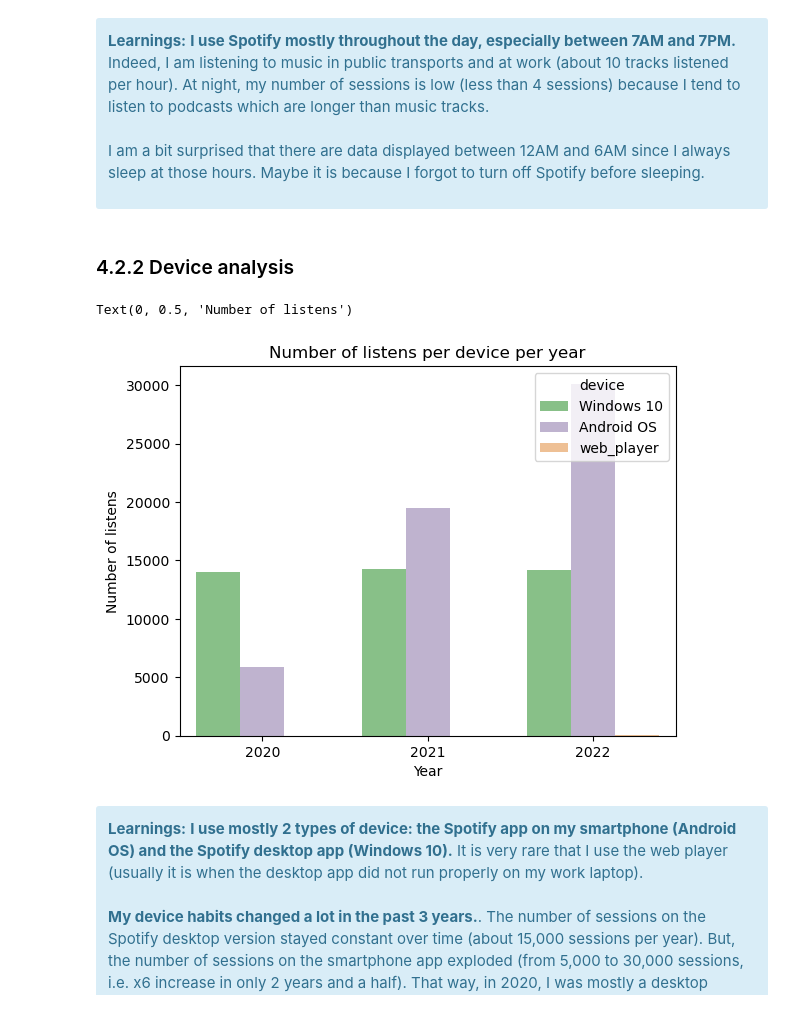
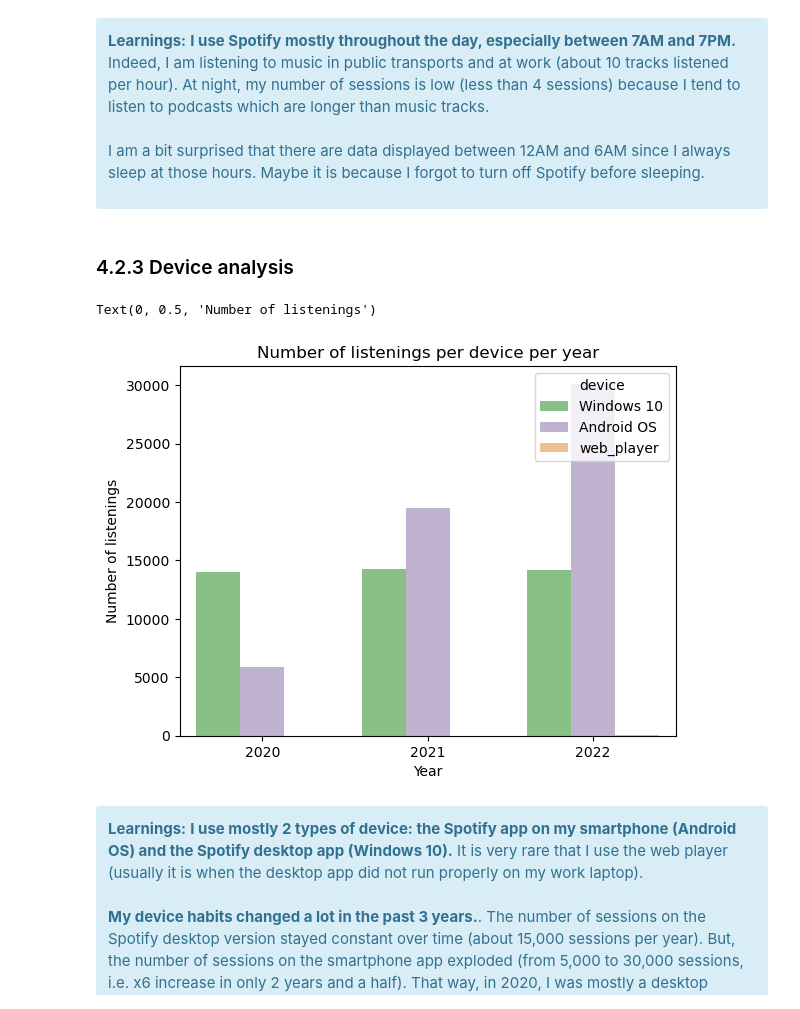
Before and after one commit to MargotMarchais/Spotify_wrapped, a Jupyter notebook: Spotify_analysis.ipynb, the cells around one changed output. Saved outputs shown, nothing was run; the diff lists cells and outputs as text; code cells hidden in the pictures.

Commit message:
Finished the analysis

```diff
--- a/Spotify_analysis.ipynb
+++ b/Spotify_analysis.ipynb
@@ -433,16 +437,16 @@ relplt.fig.subplots_adjust(top=.9) # adjust the position of the global title
 
 <br> I am a bit surprised that there are data displayed between 12AM and 6AM since I always sleep at those hours. Maybe it is because I forgot to turn off Spotify before sleeping.
 # %% [markdown]
-### 4.2.2 Device analysis
+### 4.2.3 Device analysis
 # %%
 # Graph
 g = sns.countplot(data=spotify_data.sort_values("year"), x="year", hue = "device", palette = "Accent").\
-     set(title = "Number of listens per device per year")
+     set(title = "Number of listenings per device per year")
 plt.xlabel("Year")
-plt.ylabel("Number of listens")
+plt.ylabel("Number of listenings")
 # %% [output]
-Text(0, 0.5, 'Number of listens')
+Text(0, 0.5, 'Number of listenings')
-[figure, old version]
+[figure, new version]
 # %% [markdown]
 <div class="alert alert-block alert-info">
     <b>Learnings:</b> <b>I use mostly 2 types of device: the Spotify app on my smartphone (Android OS) and the Spotify desktop app (Windows 10).</b> It is very rare that I use the web player (usually it is when the desktop app did not run properly on my work laptop).
```
Also changed, not shown: parts of 20 cells of this notebook.
